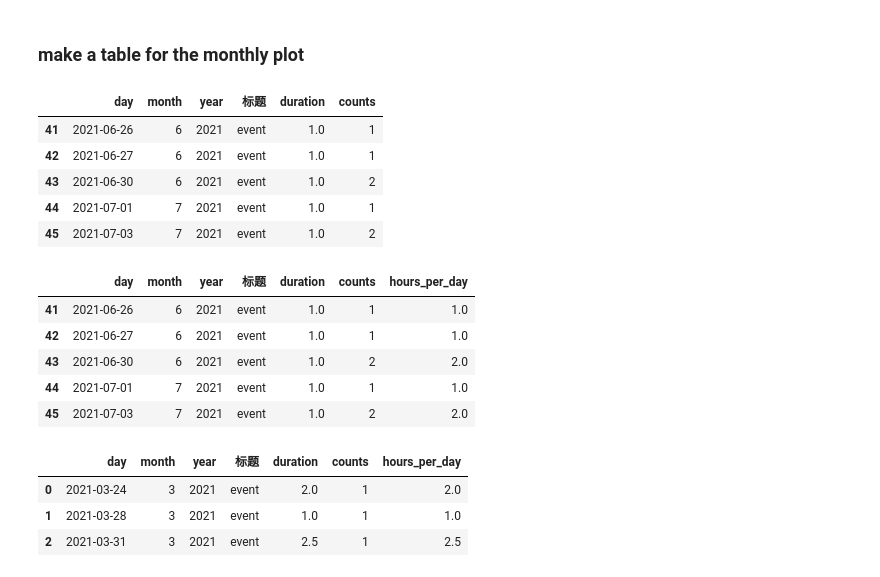
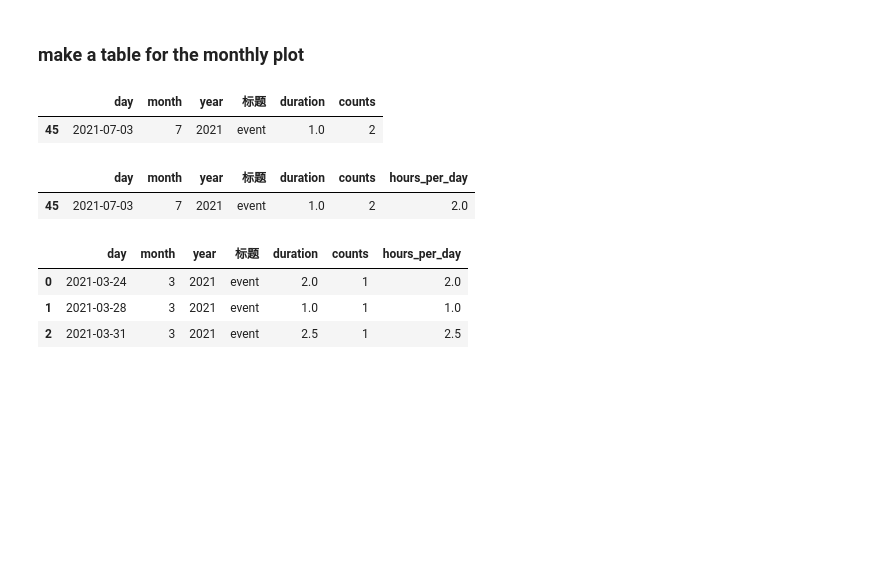
Before and after one commit to placebeyondtheclouds/google_calendar_event_time, a Jupyter notebook: google_cal_event.ipynb, the cells around one changed output. Drawn from its saved outputs; the diff is of its cells as text; code cells hidden in the pictures; blank space fills up the shorter version.

```diff
--- a/google_cal_event.ipynb
+++ b/google_cal_event.ipynb
@@ -19,9 +19,11 @@ from plotly.offline import iplot
 
 # %matplotlib inline
 # %%
+#import data
 timetable = pd.read_csv("google_calendar.csv", usecols=("开始", "结束","标题"))
 #drop all other entries except for the EVENT
-timetable = timetable.loc[lambda x: (timetable['标题'] == "event"), :] #edit the desired event name
+EVENTNAME = "event"
+timetable = timetable.loc[lambda x: (timetable['标题'] == EVENTNAME), :] #edit the desired event name
 timetable = timetable.reset_index(drop=True)
 timetable.tail()
 # %% [output]
@@ -107,27 +107,19 @@ timetable.tail()
 timetable2 = timetable[["day","month","year","标题","duration"]].copy()
 timetable2 = timetable2.value_counts().reset_index(name='counts').sort_values("day")
 timetable2 = timetable2.reset_index(drop=True)
-timetable2.tail()
+timetable2.tail(1)
 # %% [output]
 |  | day | month | year | 标题 | duration | counts |
-| 41 | 2021-06-26 | 6 | 2021 | event | 1.0 | 1 |
-| 42 | 2021-06-27 | 6 | 2021 | event | 1.0 | 1 |
-| 43 | 2021-06-30 | 6 | 2021 | event | 1.0 | 2 |
-| 44 | 2021-07-01 | 7 | 2021 | event | 1.0 | 1 |
 | 45 | 2021-07-03 | 7 | 2021 | event | 1.0 | 2 |
 # %%
 #calculate total hours per day
 timetable2["hours_per_day"] = None
 timetable2["hours_per_day"] = timetable2.apply(lambda x: x["duration"]*x["counts"], axis=1)
 timetable2 = timetable2.reset_index(drop=True)
 timetable2 = timetable2.sort_values(by="day")
-timetable2.tail()
+timetable2.tail(1)
 # %% [output]
 |  | day | month | year | 标题 | duration | counts | hours_per_day |
-| 41 | 2021-06-26 | 6 | 2021 | event | 1.0 | 1 | 1.0 |
-| 42 | 2021-06-27 | 6 | 2021 | event | 1.0 | 1 | 1.0 |
-| 43 | 2021-06-30 | 6 | 2021 | event | 1.0 | 2 | 2.0 |
-| 44 | 2021-07-01 | 7 | 2021 | event | 1.0 | 1 | 1.0 |
 | 45 | 2021-07-03 | 7 | 2021 | event | 1.0 | 2 | 2.0 |
 # %%
 #check how the result of the query for a particular month looks like
```
Also changed, not shown: parts of 5 cells of this notebook.
